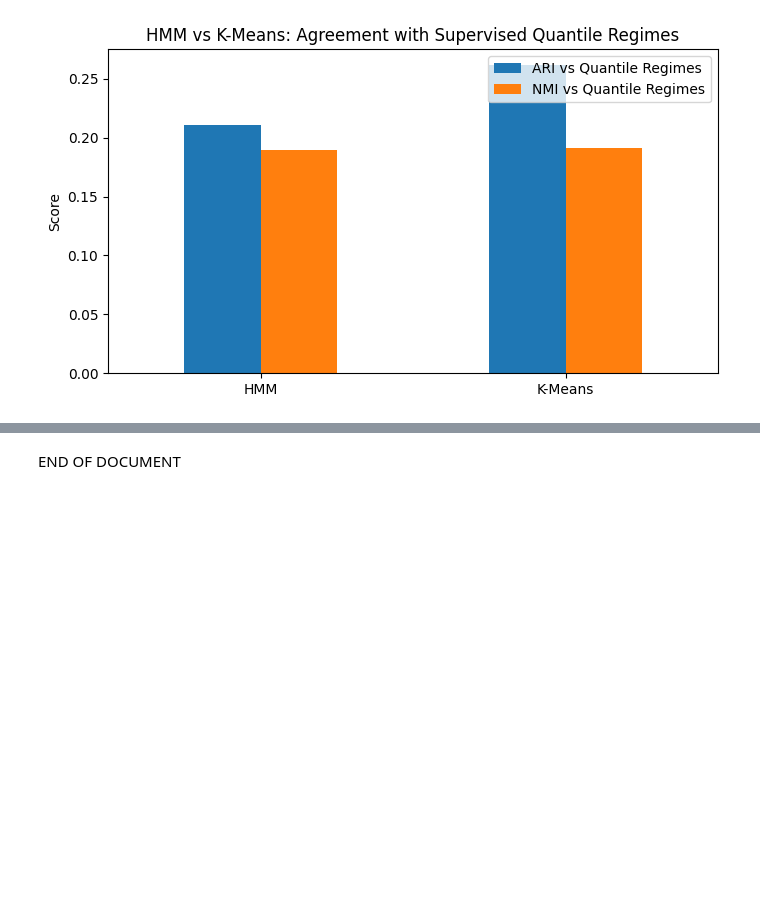
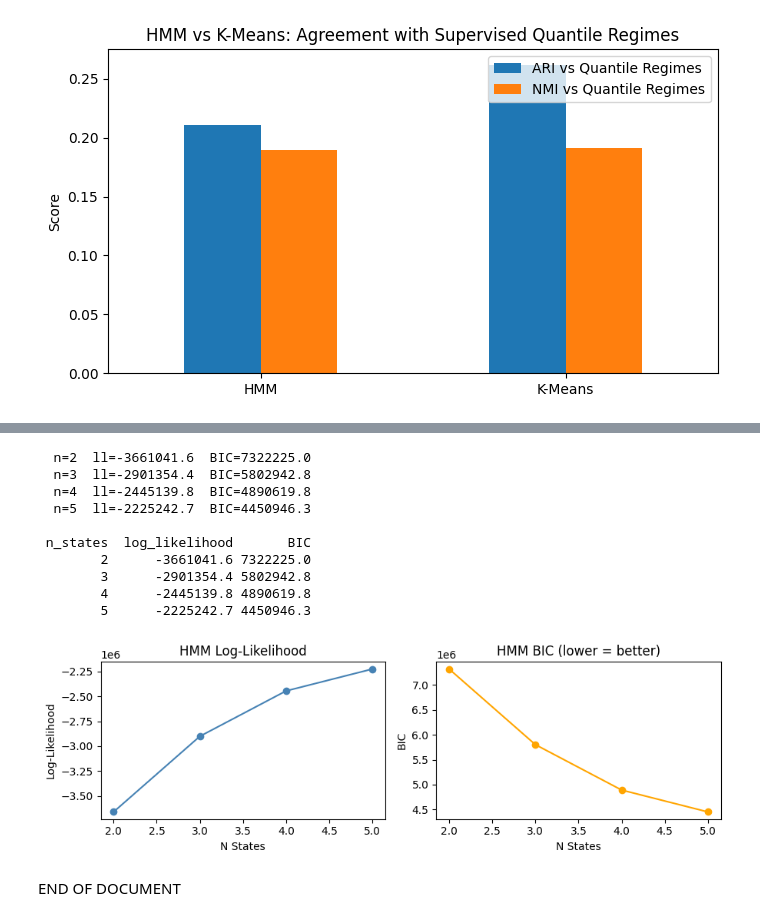
Before and after one commit to Tanzim-Chowdhury/SIADS696-volatility-regime-modeling, a Jupyter notebook: notebooks/01_pipeline.ipynb, the cells around one changed output, grey strips where cells are left out. Cells and saved outputs as stored; diff of their text form; code cells hidden in the pictures; blank space fills up the shorter version.

```diff
--- a/notebooks/01_pipeline.ipynb
+++ b/notebooks/01_pipeline.ipynb
@@ -859,3 +1054,58 @@ plt.show()
+# %%
+
+# ── HMM N-States Sensitivity ── FULLY STANDALONE ───────────────────────────────
+import sys, warnings
+import numpy as np, pandas as pd, matplotlib.pyplot as plt
+from pathlib import Path
+from sklearn.preprocessing import StandardScaler
+from hmmlearn.hmm import GaussianHMM
+
+ROOT = Path.cwd()
+if not (ROOT / "src").exists() and (ROOT.parent / "src").exists():
+    ROOT = ROOT.parent; sys.path.insert(0, str(ROOT))
+
+_p = ROOT / "data" / "processed" / "vol_features_5d_lags.parquet"
+if not _p.exists(): _p = ROOT / "data" / "processed" / "vol_features_5d.parquet"
+_feat = pd.read_parquet(_p); _feat["date"] = pd.to_datetime(_feat["date"])
+
+_df = _feat[_feat["ticker"] == "SPY"].sort_values("date").dropna(subset=["log_return","rv_10","vix_close"]).reset_index(drop=True)
+_mask = _df["date"] <= pd.to_datetime("2022-12-30")
+_sc = StandardScaler().fit(_df.loc[_mask, ["log_return","rv_10","vix_close"]])
+_Xt = _sc.transform(_df.loc[_mask, ["log_return","rv_10","vix_close"]])
+
+rows = []
+for n in [2, 3, 4, 5]:
+    with warnings.catch_warnings():
+        warnings.simplefilter("ignore")
+        h = GaussianHMM(n_components=n, covariance_type="full", n_iter=100, random_state=42)
+        h.fit(_Xt)
+        ll = h.score(_Xt) * len(_Xt)
+        d = 3; k = n*(n-1) + n*d + n*d*(d+1)//2
+        bic = -2*ll + k*np.log(len(_Xt))
+        rows.append({"n_states": n, "log_likelihood": round(ll,1), "BIC": round(bic,1)})
+        print(f"  n={n}  ll={ll:.1f}  BIC={bic:.1f}")
+
+df = pd.DataFrame(rows)
+print(); print(df.to_string(index=False))
+
+fig, axes = plt.subplots(1, 2, figsize=(9, 3))
+axes[0].plot(df["n_states"], df["log_likelihood"], marker="o", color="steelblue")
+axes[0].set_xlabel("N States"); axes[0].set_ylabel("Log-Likelihood"); axes[0].set_title("HMM Log-Likelihood")
+axes[1].plot(df["n_states"], df["BIC"], marker="o", color="orange")
+axes[1].set_xlabel("N States"); axes[1].set_ylabel("BIC"); axes[1].set_title("HMM BIC (lower = better)")
+plt.tight_layout(); plt.show()
+# %% [output]
+  n=2  ll=-3661041.6  BIC=7322225.0
+  n=3  ll=-2901354.4  BIC=5802942.8
+  n=4  ll=-2445139.8  BIC=4890619.8
+  n=5  ll=-2225242.7  BIC=4450946.3
+
+ n_states  log_likelihood       BIC
+        2      -3661041.6 7322225.0
+        3      -2901354.4 5802942.8
+        4      -2445139.8 4890619.8
+        5      -2225242.7 4450946.3
+[figure, added]
 # %% [markdown]
 END OF DOCUMENT
 # %%
```
Also changed, not shown: parts of 9 cells of this notebook.
